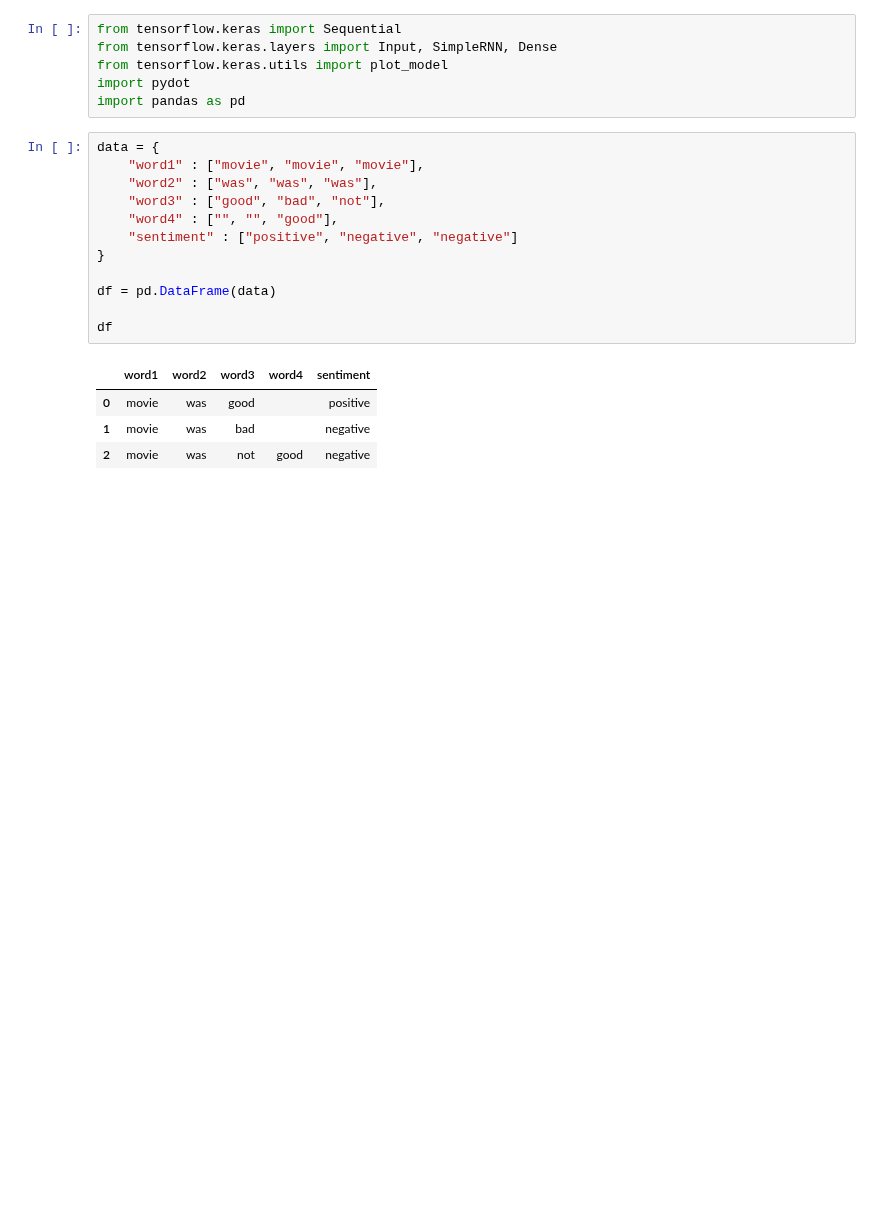
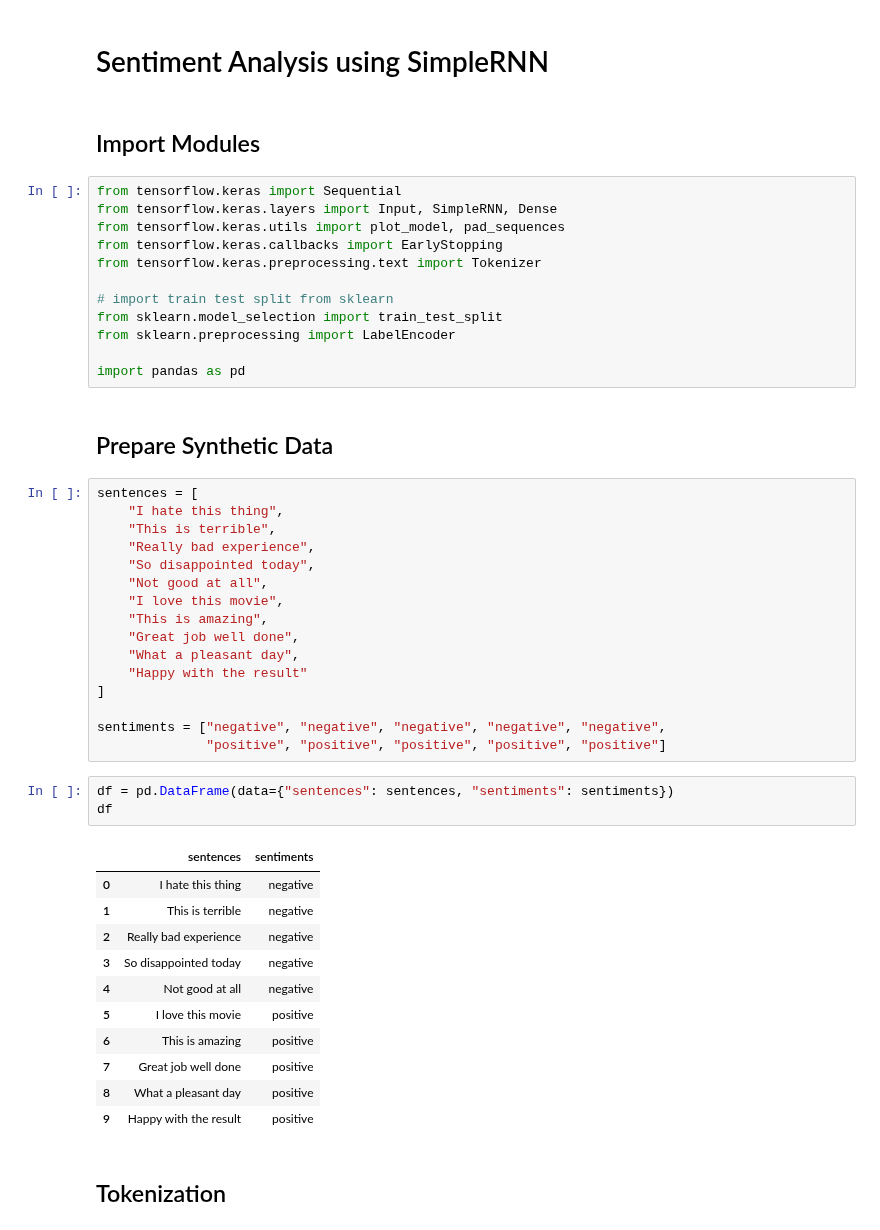
Before and after one commit to s-muhammadkamran/NLP, a Jupyter notebook: code/rnn/rnn_architecture.ipynb, the cells around one changed output. Cells and saved outputs as stored; diff of their text form; blank space fills up the shorter version.

```diff
--- a/code/rnn/rnn_architecture.ipynb
+++ b/code/rnn/rnn_architecture.ipynb
@@ -1,23 +1,51 @@
+# %% [markdown]
+# Sentiment Analysis using SimpleRNN
+# %% [markdown]
+## Import Modules
 # %%
 from tensorflow.keras import Sequential
 from tensorflow.keras.layers import Input, SimpleRNN, Dense
-from tensorflow.keras.utils import plot_model
-import pydot
+from tensorflow.keras.utils import plot_model, pad_sequences
+from tensorflow.keras.callbacks import EarlyStopping
+from tensorflow.keras.preprocessing.text import Tokenizer
+
+# import train test split from sklearn
+from sklearn.model_selection import train_test_split
+from sklearn.preprocessing import LabelEncoder
+
 import pandas as pd
+# %% [markdown]
+## Prepare Synthetic Data
 # %%
-data = {
-    "word1" : ["movie", "movie", "movie"],
-    "word2" : ["was", "was", "was"],
-    "word3" : ["good", "bad", "not"],
-    "word4" : ["", "", "good"],
-    "sentiment" : ["positive", "negative", "negative"]
-}
+sentences = [
+    "I hate this thing",
+    "This is terrible",
+    "Really bad experience",
+    "So disappointed today",
+    "Not good at all",
+    "I love this movie",
+    "This is amazing",
+    "Great job well done",
+    "What a pleasant day",
+    "Happy with the result"
+]
 
-df = pd.DataFrame(data)
-
-df
+sentiments = ["negative", "negative", "negative", "negative", "negative",
+              "positive", "positive", "positive", "positive", "positive"]
-# %% [output]
-|  | word1 | word2 | word3 | word4 | sentiment |
-| 0 | movie | was | good |  | positive |
-| 1 | movie | was | bad |  | negative |
-| 2 | movie | was | not | good | negative |
+# %%
+df = pd.DataFrame(data={"sentences": sentences, "sentiments": sentiments})
+df
+# %% [output]
+|  | sentences | sentiments |
+| 0 | I hate this thing | negative |
+| 1 | This is terrible | negative |
+| 2 | Really bad experience | negative |
+| 3 | So disappointed today | negative |
+| 4 | Not good at all | negative |
+| 5 | I love this movie | positive |
+| 6 | This is amazing | positive |
+| 7 | Great job well done | positive |
+| 8 | What a pleasant day | positive |
+| 9 | Happy with the result | positive |
+# %% [markdown]
+## Tokenization
```
Also changed, not shown: parts of 21 cells of this notebook, 1 other file.
